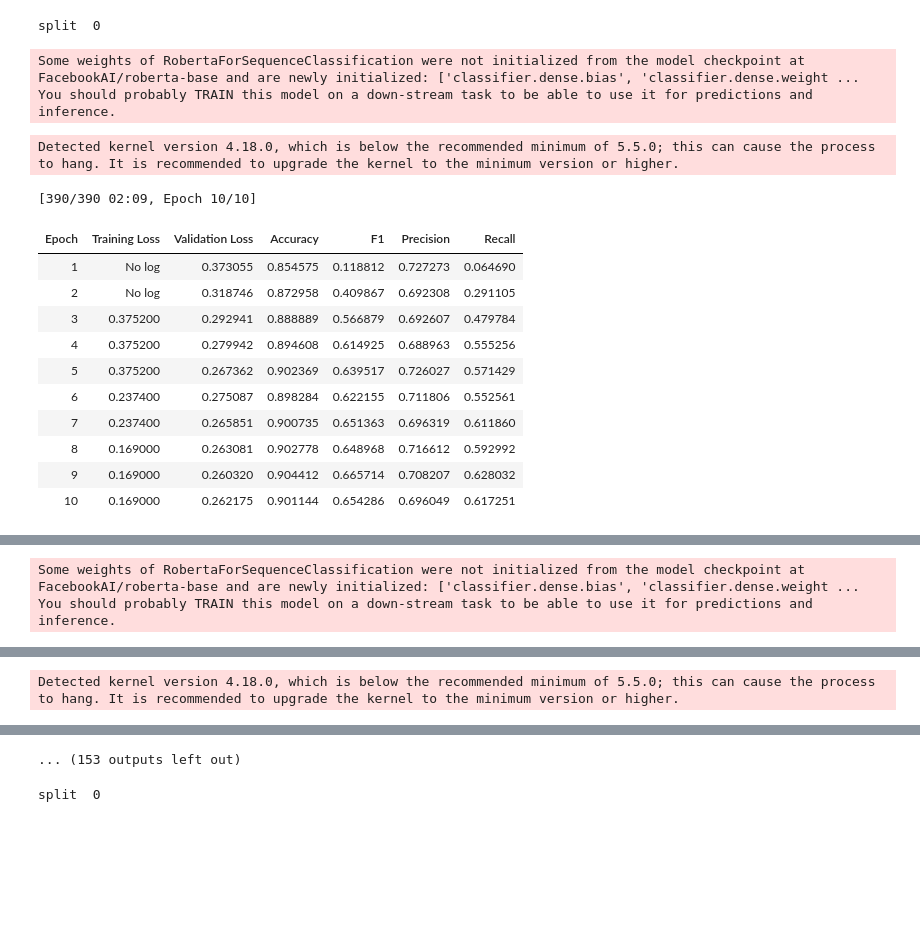
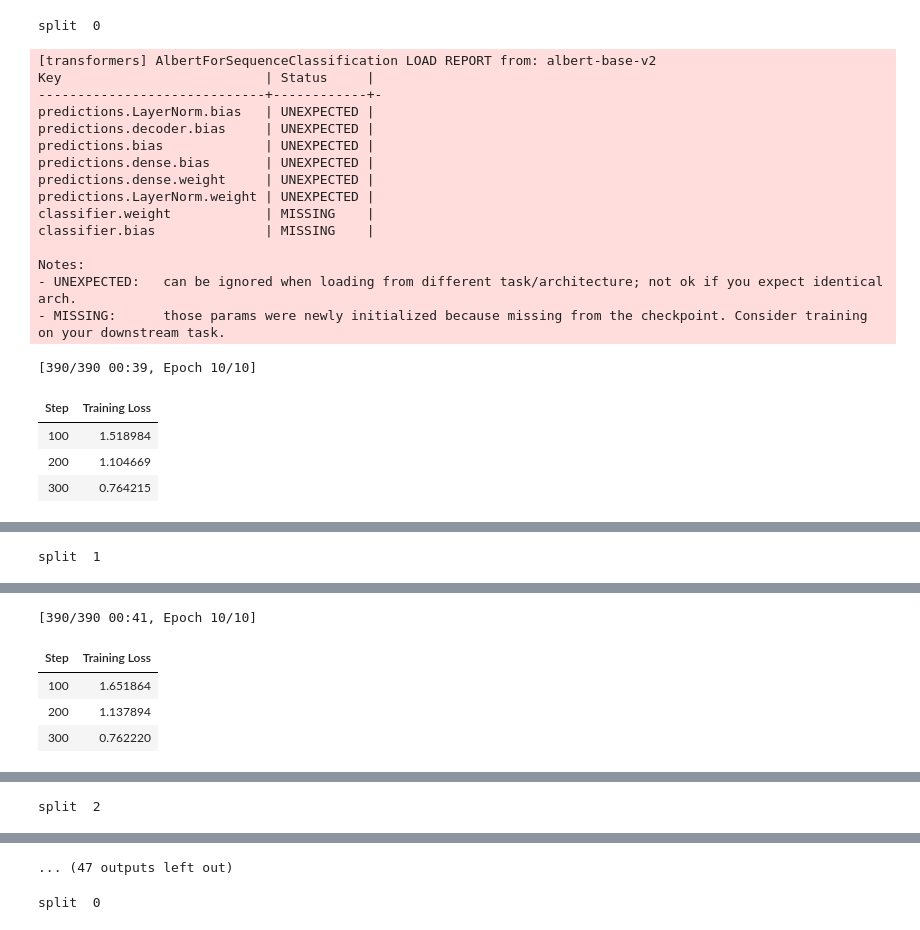
Before and after one commit to arthurnijdam/LLMedu, a Jupyter notebook: baselines/Transformers.ipynb, the cells around one changed output, grey strips where cells are left out. Cells and saved outputs as stored; diff of their text form; code cells hidden in the pictures; blank space fills up the shorter version.

```diff
--- a/baselines/Transformers.ipynb
+++ b/baselines/Transformers.ipynb
@@ -4,7 +4,7 @@ from datasets import load_from_disk
 import datasets
 datasets.disable_caching()
 import sys
-sys.path.append("/mimer/NOBACKUP/groups/naiss2024-22-903/LLMedu")
+sys.path.append("/nobackup/proj/disk/naiss2024-22-903/personal/LLMedu")
 num_classes = 9
 KAs = {"0": "miscellaneous (this includes Computer Science, Business and Law, Communication and Networking, Information Technology, Cyberspace Practice, Pedagogy, and Intelligence)",
            "1": "data security",
@@ -18,14 +18,14 @@ KAs = {"0": "miscellaneous (this includes Computer Science, Business and Law, Co
 
 from utils.load_data import preprocess
 # KDs
-KD_dataset = datasets.load_dataset("csv",data_files={"train": "/mimer/NOBACKUP/groups/naiss2024-22-903/LLMedu/data/train_data.csv"}, split='train')
+KD_dataset = datasets.load_dataset("csv",data_files={"train": "/nobackup/proj/disk/naiss2024-22-903/personal/LLMedu/data/train_data.csv"}, split='train')
 KD_dataset = KD_dataset.remove_columns('KSAT ID')
 KD_dataset = KD_dataset.map(preprocess)
 print(KD_dataset)
 
 from utils.load_data import preprocess_csec, preprocess_csec8
 # CSEC2017 specific! CHANGED: train_CSEC2017b to train_CSEC2017c to include class 0
-csec_dataset = datasets.load_dataset("csv",data_files={"train": "/mimer/NOBACKUP/groups/naiss2024-22-903/LLMedu/data/train_CSEC2017c.csv"}, split='train')
+csec_dataset = datasets.load_dataset("csv",data_files={"train": "/nobackup/proj/disk/naiss2024-22-903/personal/LLMedu/data/train_CSEC2017c.csv"}, split='train')
 csec_dataset = csec_dataset.remove_columns('Statement Description')
 csec_dataset = csec_dataset.remove_columns('label')
 csec_dataset = csec_dataset.select_columns(['topics','0','1','2','3','4','5','6','7','8'])
@@ -85,7 +86,7 @@ from transformers import set_seed
 set_seed(42)
 
 training_args = TrainingArguments(
-        output_dir="ROBERTA",
+        output_dir="ALBERT",
         learning_rate=5e-5,
         per_device_train_batch_size=16,
         per_device_eval_batch_size=16,
@@ -102,10 +103,10 @@ training_args = TrainingArguments(
     )
 
 def init_model(training_args):
-    model_name='FacebookAI/roberta-base'#'albert-base-v2'
+    model_name='albert-base-v2' #'bert-base-uncased'#'albert-base-v2'#'bert-base-uncased'  #'FacebookAI/roberta-base'#'albert-base-v2'
     model = AutoModelForSequenceClassification.from_pretrained(model_name,
             problem_type="multi_label_classification",
-            num_labels=num_classes) #, dropout=0.2) only for DistilBERT
+            num_labels=num_classes) #dropout only for DistilBERT
     tokenizer = AutoTokenizer.from_pretrained(model_name)             # the tokenizer is the same for all folds
     data_collator = DataCollatorWithPadding(tokenizer=tokenizer)
     return model, tokenizer, data_collator
@@ -123,6 +210,8 @@ from sklearn.metrics import accuracy_score
 from datasets import Dataset
 import torch
 import warnings
+from transformers import set_seed
+
 warnings.filterwarnings('ignore')
 
 def tokenize(example):
@@ -136,7 +225,8 @@ precisions = []
 recalls = []
 f1s = []
 accs = []
-for _ in range(n_repeats):
+seeds = [42, 43, 44, 45, 46]
+for seed in seeds:
     kf = KFold(n_splits=n_splits,  shuffle=True)
     precision = 0
     recall = 0
@@ -144,6 +234,13 @@ for _ in range(n_repeats):
     acc = 0
     for i, (train, test) in enumerate(kf.split(mergeds)):  # split into k-folds
         print('split ',i)
+         # IMPORTANT: set seed BEFORE model initialization
+        set_seed(seed)
+
+        # Set Trainer seed
+        training_args.seed = seed
+        training_args.data_seed = seed
+
         # initiate a new model for each split
         model, tokenizer, data_collator = init_model(training_args)
         # extract train and test dataset for k-folds cross-validation
@@ -154,58 +251,65 @@ for _ in range(n_repeats):
         test_dataset = Dataset.from_pandas(test_ds)
         test_dataset = test_dataset.map(tokenize)
         # train
+        #training_args.seed = p*100 + i
         trainer = Trainer(
                 model=model,
                 args=training_args,
                 train_dataset=train_dataset,
                 eval_dataset=test_dataset,
-                tokenizer=tokenizer,
+                #tokenizer=tokenizer,
                 data_collator=data_collator,
                 compute_metrics=compute_metrics,)
         trainer.train()
         # compute metrics
         predictions, og_labels, metrics= trainer.predict(test_dataset)
         predictions = sigmoid(predictions)
         predicted_labels = (predictions > 0.5).astype(int)
         report = classification_report(test_ds['labels'].tolist(),predicted_labels
                                                ,output_dict=True, zero_division=0)
         # gather and normalize metrics by the length of the test dataset
-        print(report['macro avg']) # this is the score we use for the others as well
+        #print(report['macro avg']) # this is the score we use for the others as well
         #print(report['micro avg']) # this is what is reported now
         accuracy = accuracy_score(test_ds['labels'].tolist(), predicted_labels)
         acc += (accuracy * len(test_ds)) / len(mergeds)
         precision += (report['macro avg']['precision'] * len(test_ds)) / len(mergeds)
         recall += (report['macro avg']['recall'] * len(test_ds)) / len(mergeds)
         f1 += (report['macro avg']['f1-score'] * len(test_ds)) / len(mergeds)
 
     precisions.append(precision)
     recalls.append(recall)
     f1s.append(f1)
     accs.append(acc)
 # print the results
 print('precision: ',np.mean(precisions))
 print('precision std: ',np.std(precisions))
 print('recall: ',np.mean(recalls))
 print('recall std: ',np.std(recalls))
 print('f1: ',np.mean(f1s))
 print('f1 std: ',np.std(f1s))
 print('accuracy: ',np.mean(accs))
 print('accuracy std: ',np.std(accs))
 # %% [output]
 split  0
-Some weights of RobertaForSequenceClassification were not initialized from the model checkpoint at FacebookAI/roberta-base and are newly initialized: ['classifier.dense.bias', 'classifier.dense.weight ...
-You should probably TRAIN this model on a down-stream task to be able to use it for predictions and inference.
+[transformers] AlbertForSequenceClassification LOAD REPORT from: albert-base-v2
+Key                          | Status     |
+-----------------------------+------------+-
+predictions.LayerNorm.bias   | UNEXPECTED |
+predictions.decoder.bias     | UNEXPECTED |
+predictions.bias             | UNEXPECTED |
+predictions.dense.bias       | UNEXPECTED |
+predictions.dense.weight     | UNEXPECTED |
+predictions.LayerNorm.weight | UNEXPECTED |
+classifier.weight            | MISSING    |
+classifier.bias              | MISSING    |
+
+Notes:
+- UNEXPECTED:   can be ignored when loading from different task/architecture; not ok if you expect identical arch.
+- MISSING:      those params were newly initialized because missing from the checkpoint. Consider training on your downstream task.
-Detected kernel version 4.18.0, which is below the recommended minimum of 5.5.0; this can cause the process to hang. It is recommended to upgrade the kernel to the minimum version or higher.
+[390/390 00:39, Epoch 10/10]
-[390/390 02:09, Epoch 10/10]
-| Epoch | Training Loss | Validation Loss | Accuracy | F1 | Precision | Recall |
-| 1 | No log | 0.373055 | 0.854575 | 0.118812 | 0.727273 | 0.064690 |
-| 2 | No log | 0.318746 | 0.872958 | 0.409867 | 0.692308 | 0.291105 |
-| 3 | 0.375200 | 0.292941 | 0.888889 | 0.566879 | 0.692607 | 0.479784 |
-| 4 | 0.375200 | 0.279942 | 0.894608 | 0.614925 | 0.688963 | 0.555256 |
-| 5 | 0.375200 | 0.267362 | 0.902369 | 0.639517 | 0.726027 | 0.571429 |
-| 6 | 0.237400 | 0.275087 | 0.898284 | 0.622155 | 0.711806 | 0.552561 |
-| 7 | 0.237400 | 0.265851 | 0.900735 | 0.651363 | 0.696319 | 0.611860 |
-| 8 | 0.169000 | 0.263081 | 0.902778 | 0.648968 | 0.716612 | 0.592992 |
-| 9 | 0.169000 | 0.260320 | 0.904412 | 0.665714 | 0.708207 | 0.628032 |
-| 10 | 0.169000 | 0.262175 | 0.901144 | 0.654286 | 0.696049 | 0.617251 |
+| Step | Training Loss |
+| 100 | 1.518984 |
+| 200 | 1.104669 |
+| 300 | 0.764215 |
 [interactive output not drawn]
+split  1
@@ -214,2 +331,5 @@ split  1
-Some weights of RobertaForSequenceClassification were not initialized from the model checkpoint at FacebookAI/roberta-base and are newly initialized: ['classifier.dense.bias', 'classifier.dense.weight ...
-You should probably TRAIN this model on a down-stream task to be able to use it for predictions and inference.
+[390/390 00:41, Epoch 10/10]
+| Step | Training Loss |
+| 100 | 1.651864 |
+| 200 | 1.137894 |
+| 300 | 0.762220 |
@@ -216 +337 @@ You should probably TRAIN this model on a down-stream task to be able to use it
-Detected kernel version 4.18.0, which is below the recommended minimum of 5.5.0; this can cause the process to hang. It is recommended to upgrade the kernel to the minimum version or higher.
+split  2
@@ -230 +353 @@ Detected kernel version 4.18.0, which is below the recommended minimum of 5.5.0;
-... (153 outputs left out)
+... (47 outputs left out)
```
Also changed, not shown: parts of 12 cells of this notebook, 7 other files.
